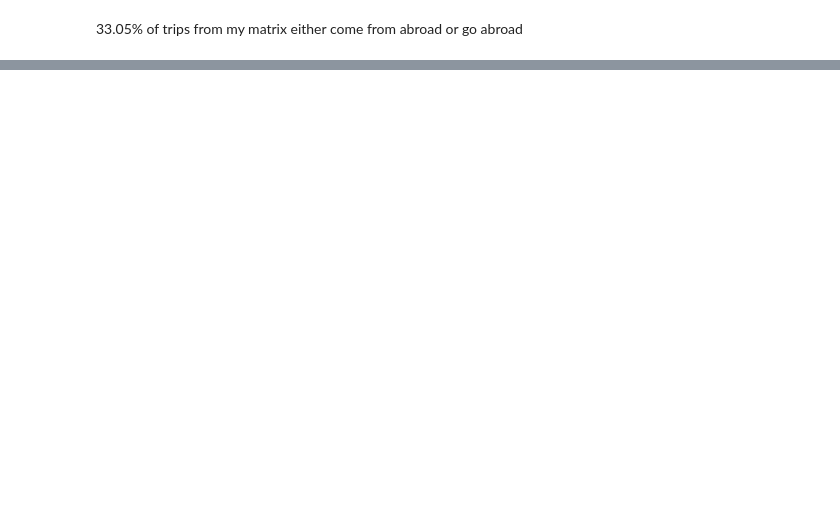
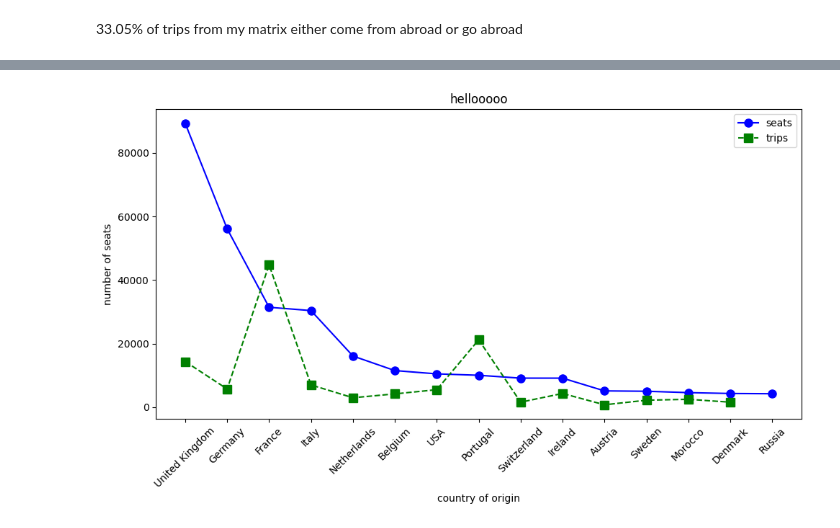
Before and after one commit to UoW-ATM/MultiModX, a Jupyter notebook: notebooks/international_flights_analysis.ipynb, the cells around one changed output, grey strips where cells are left out. Cells and saved outputs as stored; diff of their text form; code cells hidden in the pictures; blank space fills up the shorter version.

```diff
--- a/notebooks/international_flights_analysis.ipynb
+++ b/notebooks/international_flights_analysis.ipynb
@@ -200,0 +319,3 @@ incoming_grouped
+# %%
+# some keys are not perfect, so I have to add this one by hand
+country_to_acronym["USA"]="US"
@@ -200,0 +339,2 @@ incoming_grouped
+# %%
+flights_per_country_incoming.loc[:,"origin_acronym"]=flights_per_country_incoming["country_origin"].map(country_to_acronym)
@@ -200,0 +363,4 @@ incoming_grouped
+# %%
+flights_per_country_incoming=flights_per_country_incoming.merge(incoming_grouped, left_on="origin_acronym",right_on="origin",how="left")
+# %%
+flights_per_country_incoming= flights_per_country_incoming.drop(["origin"],axis=1)
@@ -200,0 +403,20 @@ incoming_grouped
+# %%
+plt.figure(figsize=(10,6))
+
+flights_per_country_incoming_first15=flights_per_country_incoming.head(15)
+
+plt.plot(flights_per_country_incoming_first15["country_origin"],flights_per_country_incoming_first15["seats"],"bo-",label="seats",markersize=8)
+plt.plot(flights_per_country_incoming_first15["country_origin"],flights_per_country_incoming_first15["trips"],"gs--",label="trips",markersize=8)
+
+plt.xlabel("country of origin")
+plt.ylabel("number of seats")
+plt.title("hellooooo")
+
+plt.xticks(rotation=45)
+
+plt.legend()
+
+plt.tight_layout()
+plt.show()
+# %% [output]
+[figure, added]
```
Also changed, not shown: parts of 41 cells of this notebook, 1 other file.
